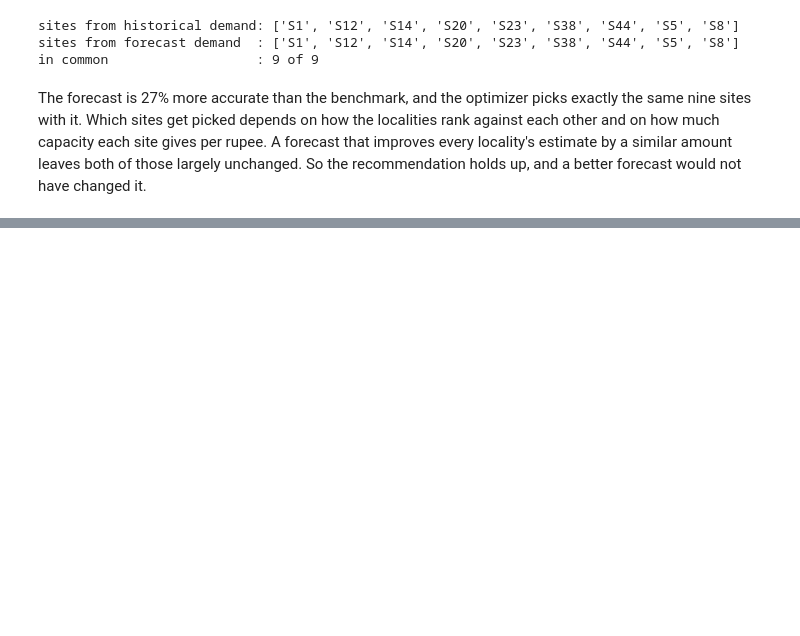
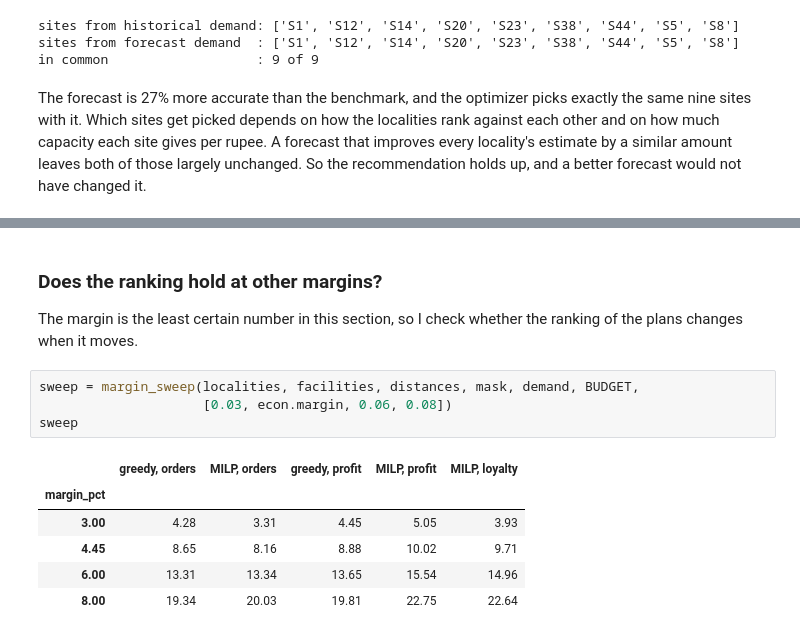
Before and after one commit to Amberss-Log/blinkit-darkstore-optimizer, a Jupyter notebook: notebook.ipynb, the cells around one changed output, grey strips where cells are left out. Saved outputs shown, nothing was run; the diff lists cells and outputs as text; blank space fills up the shorter version.

```diff
--- a/notebook.ipynb
+++ b/notebook.ipynb
@@ -759,0 +845,16 @@ version should weight localities by what their customers are worth.
+# %% [markdown]
+### Does the ranking hold at other margins?
+
+The margin is the least certain number in this section, so I check whether the ranking of the plans changes
+when it moves.
+# %%
+sweep = margin_sweep(localities, facilities, distances, mask, demand, BUDGET,
+                     [0.03, econ.margin, 0.06, 0.08])
+sweep
+# %% [output]
+|  | greedy, orders | MILP, orders | greedy, profit | MILP, profit | MILP, loyalty |
+| margin_pct |  |  |  |  |  |
+| 3.00 | 4.28 | 3.31 | 4.45 | 5.05 | 3.93 |
+| 4.45 | 8.65 | 8.16 | 8.88 | 10.02 | 9.71 |
+| 6.00 | 13.31 | 13.34 | 13.65 | 15.54 | 14.96 |
+| 8.00 | 19.34 | 20.03 | 19.81 | 22.75 | 22.64 |
```
Also changed, not shown: parts of 19 cells of this notebook, 8 other files.
